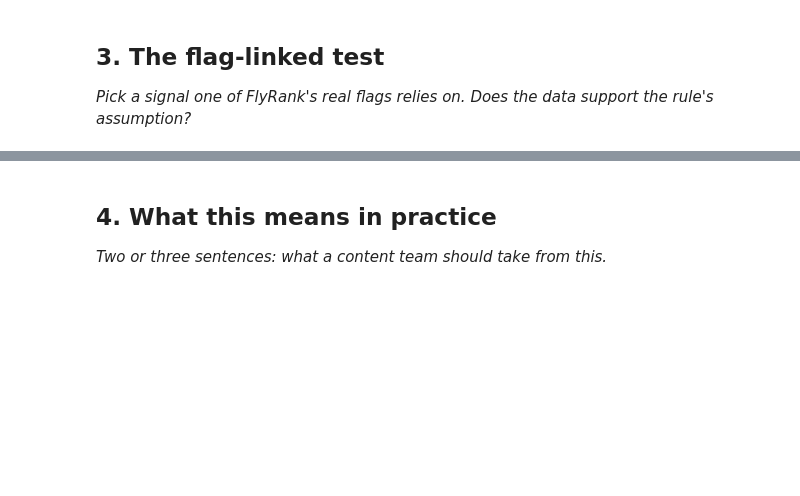
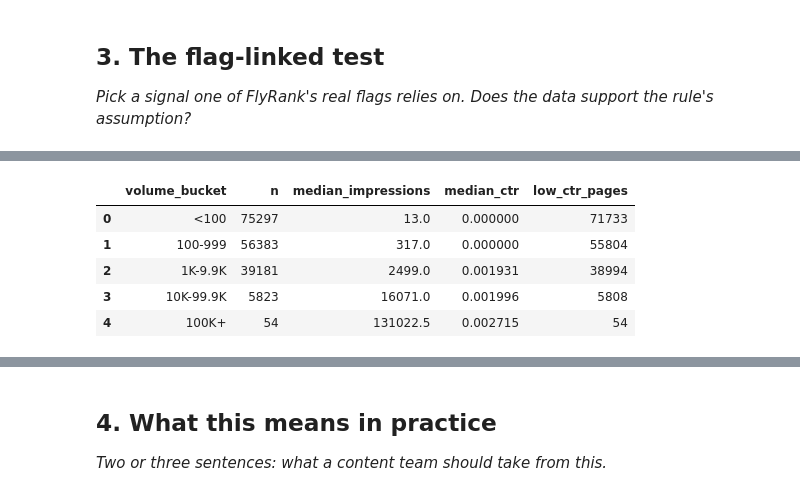
Before and after one commit to kiran162005/flyrank-ml, a Jupyter notebook: work/notebooks/w04_signal_audit.ipynb, the cells around one changed output, grey strips where cells are left out. Cells and saved outputs as stored; diff of their text form; code cells hidden in the pictures; blank space fills up the shorter version.

```diff
--- a/work/notebooks/w04_signal_audit.ipynb
+++ b/work/notebooks/w04_signal_audit.ipynb
@@ -20,0 +321,50 @@ This skeleton is yours to fill. Work the sections **in order** — each one has
+# %%
+# Flag-linked test: Search volume / quick-win assumption
+
+flag_volume_test = con.sql(f"""
+WITH content AS (
+    SELECT
+        client_hash_id,
+        content_hash_id,
+        SUM(gsc_impressions) AS impressions,
+        SUM(gsc_clicks) AS clicks,
+        SUM(gsc_clicks) * 1.0
+            / NULLIF(SUM(gsc_impressions), 0) AS ctr
+    FROM {FACT}
+    WHERE gsc_data_available IS TRUE
+    GROUP BY 1, 2
+    HAVING SUM(gsc_impressions) > 0
+)
+
+SELECT
+    CASE
+        WHEN impressions < 100 THEN '<100'
+        WHEN impressions < 1000 THEN '100-999'
+        WHEN impressions < 10000 THEN '1K-9.9K'
+        WHEN impressions < 100000 THEN '10K-99.9K'
+        ELSE '100K+'
+    END AS volume_bucket,
+
+    COUNT(*) AS n,
+
+    MEDIAN(impressions) AS median_impressions,
+
+    MEDIAN(ctr) AS median_ctr,
+
+    COUNT(*) FILTER (
+        WHERE ctr < 0.02
+    ) AS low_ctr_pages
+
+FROM content
+GROUP BY 1
+ORDER BY median_impressions
+""").df()
+
+display(flag_volume_test)
+# %% [output]
+|  | volume_bucket | n | median_impressions | median_ctr | low_ctr_pages |
+| 0 | <100 | 75297 | 13.0 | 0.000000 | 71733 |
+| 1 | 100-999 | 56383 | 317.0 | 0.000000 | 55804 |
+| 2 | 1K-9.9K | 39181 | 2499.0 | 0.001931 | 38994 |
+| 3 | 10K-99.9K | 5823 | 16071.0 | 0.001996 | 5808 |
+| 4 | 100K+ | 54 | 131022.5 | 0.002715 | 54 |
```
Also changed, not shown: parts of 14 cells of this notebook.
